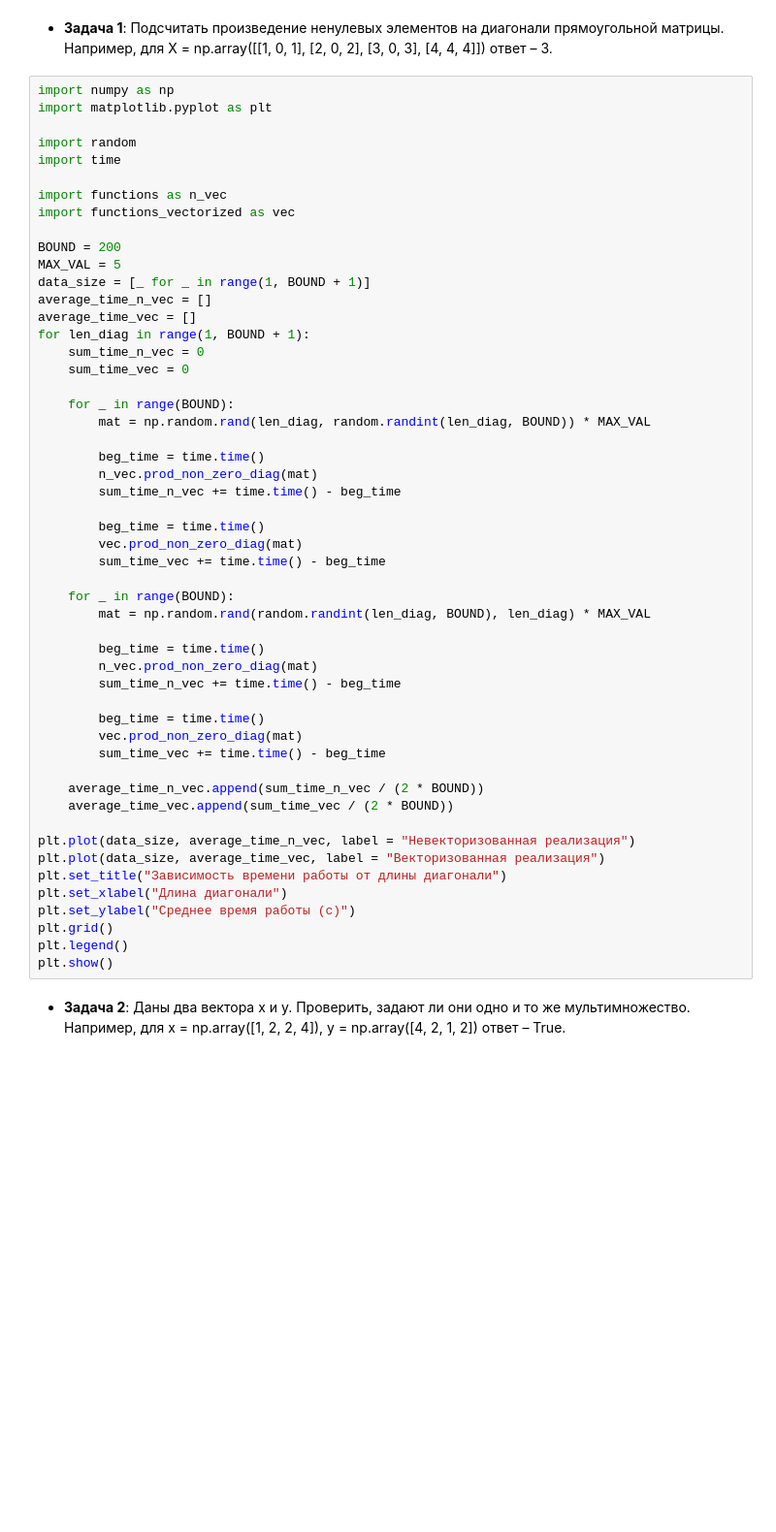
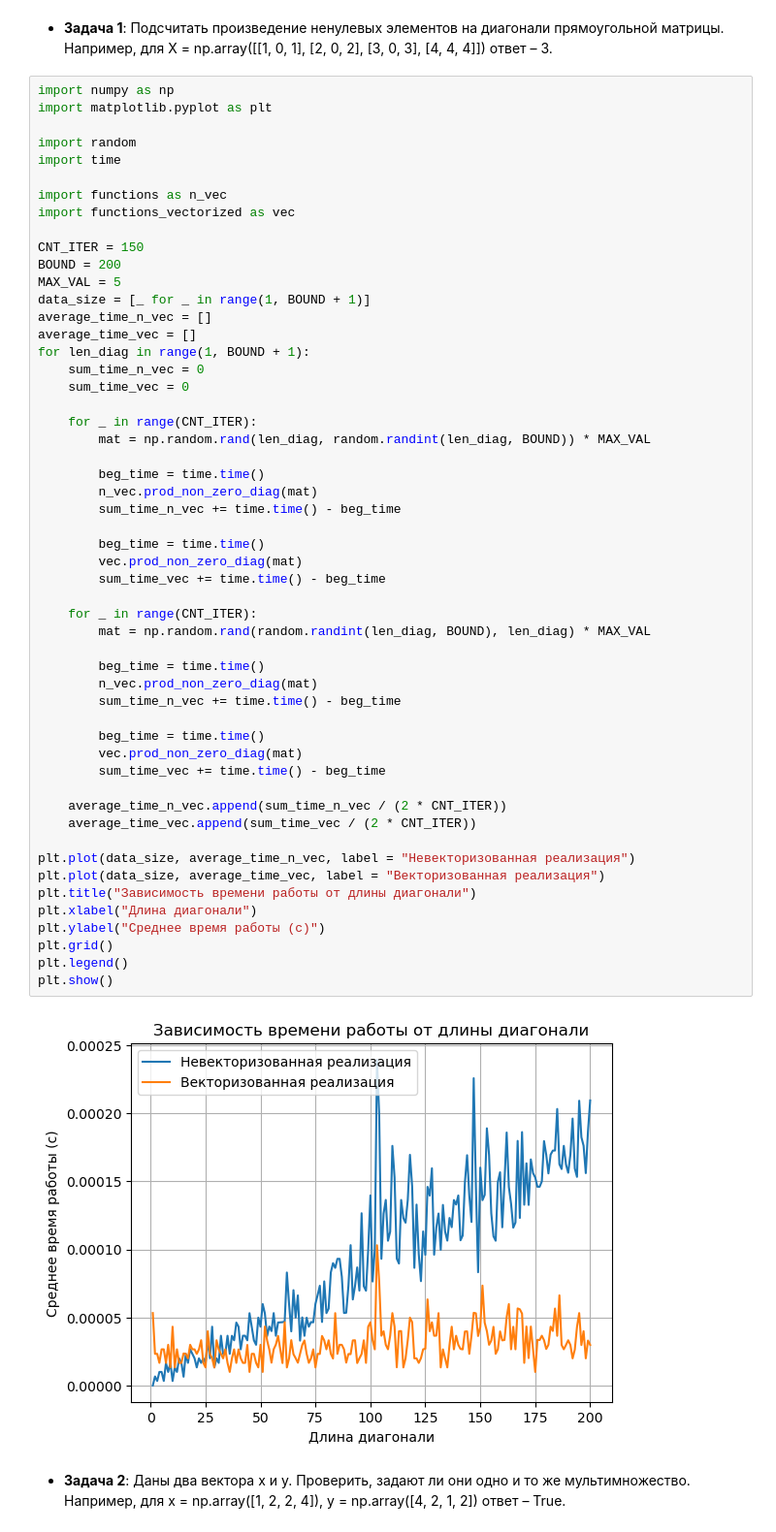
Before and after one commit to Egakrut3/First-Homework, a Jupyter notebook: task1_numpy_practive.ipynb, the cells around one changed output. Shown: that part at 97% size. Saved outputs shown, nothing was run; the diff lists cells and outputs as text; blank space fills up the shorter version.

```diff
--- a/task1_numpy_practive.ipynb
+++ b/task1_numpy_practive.ipynb
@@ -53,6 +53,7 @@ import time
 import functions as n_vec
 import functions_vectorized as vec
 
+CNT_ITER = 150
 BOUND = 200
 MAX_VAL = 5
 data_size = [_ for _ in range(1, BOUND + 1)]
@@ -61,40 +62,42 @@ average_time_vec = []
 for len_diag in range(1, BOUND + 1):
     sum_time_n_vec = 0
     sum_time_vec = 0
 
-    for _ in range(BOUND):
+    for _ in range(CNT_ITER):
         mat = np.random.rand(len_diag, random.randint(len_diag, BOUND)) * MAX_VAL
 
         beg_time = time.time()
         n_vec.prod_non_zero_diag(mat)
         sum_time_n_vec += time.time() - beg_time
 
         beg_time = time.time()
         vec.prod_non_zero_diag(mat)
         sum_time_vec += time.time() - beg_time
 
-    for _ in range(BOUND):
+    for _ in range(CNT_ITER):
         mat = np.random.rand(random.randint(len_diag, BOUND), len_diag) * MAX_VAL
 
         beg_time = time.time()
         n_vec.prod_non_zero_diag(mat)
         sum_time_n_vec += time.time() - beg_time
 
         beg_time = time.time()
         vec.prod_non_zero_diag(mat)
         sum_time_vec += time.time() - beg_time
 
-    average_time_n_vec.append(sum_time_n_vec / (2 * BOUND))
-    average_time_vec.append(sum_time_vec / (2 * BOUND))
+    average_time_n_vec.append(sum_time_n_vec / (2 * CNT_ITER))
+    average_time_vec.append(sum_time_vec / (2 * CNT_ITER))
 
 plt.plot(data_size, average_time_n_vec, label = "Невекторизованная реализация")
 plt.plot(data_size, average_time_vec, label = "Векторизованная реализация")
-plt.set_title("Зависимость времени работы от длины диагонали")
-plt.set_xlabel("Длина диагонали")
-plt.set_ylabel("Среднее время работы (с)")
+plt.title("Зависимость времени работы от длины диагонали")
+plt.xlabel("Длина диагонали")
+plt.ylabel("Среднее время работы (с)")
 plt.grid()
 plt.legend()
 plt.show()
+# %% [output]
+[figure, added]
 # %% [markdown]
 
 
```
